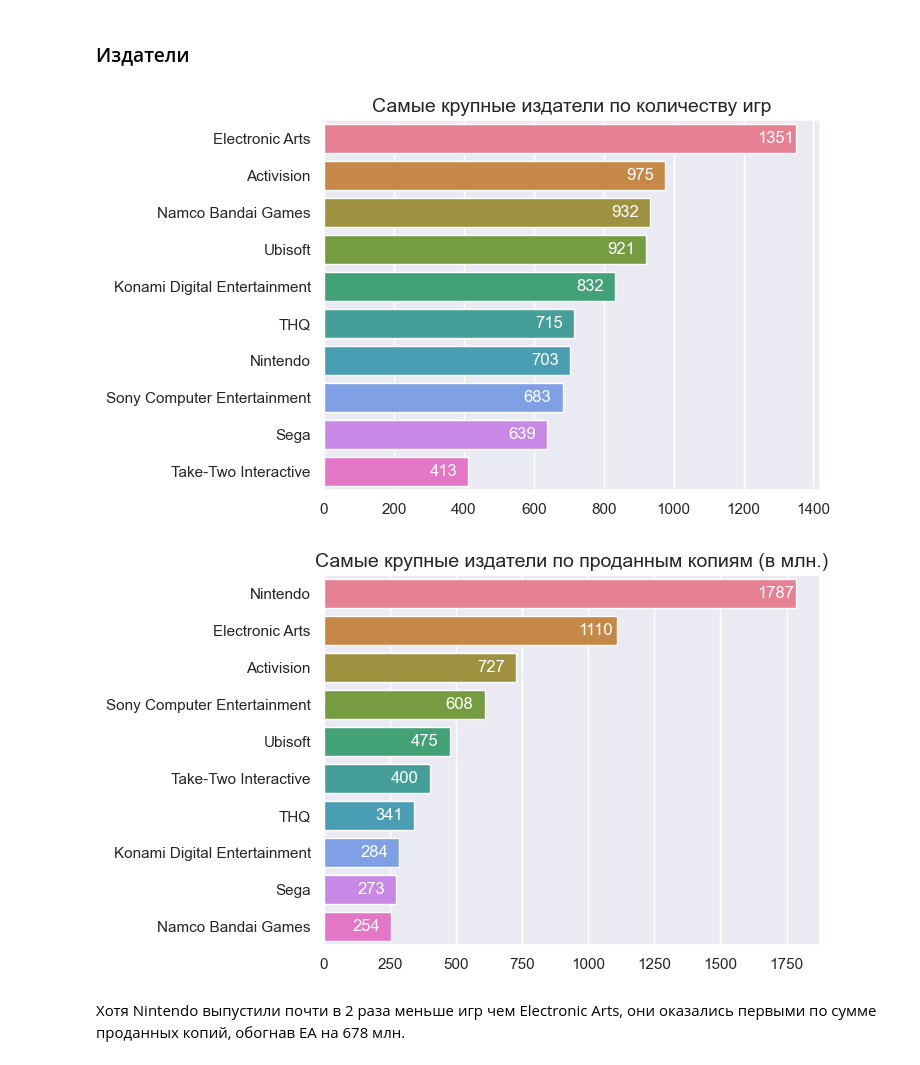
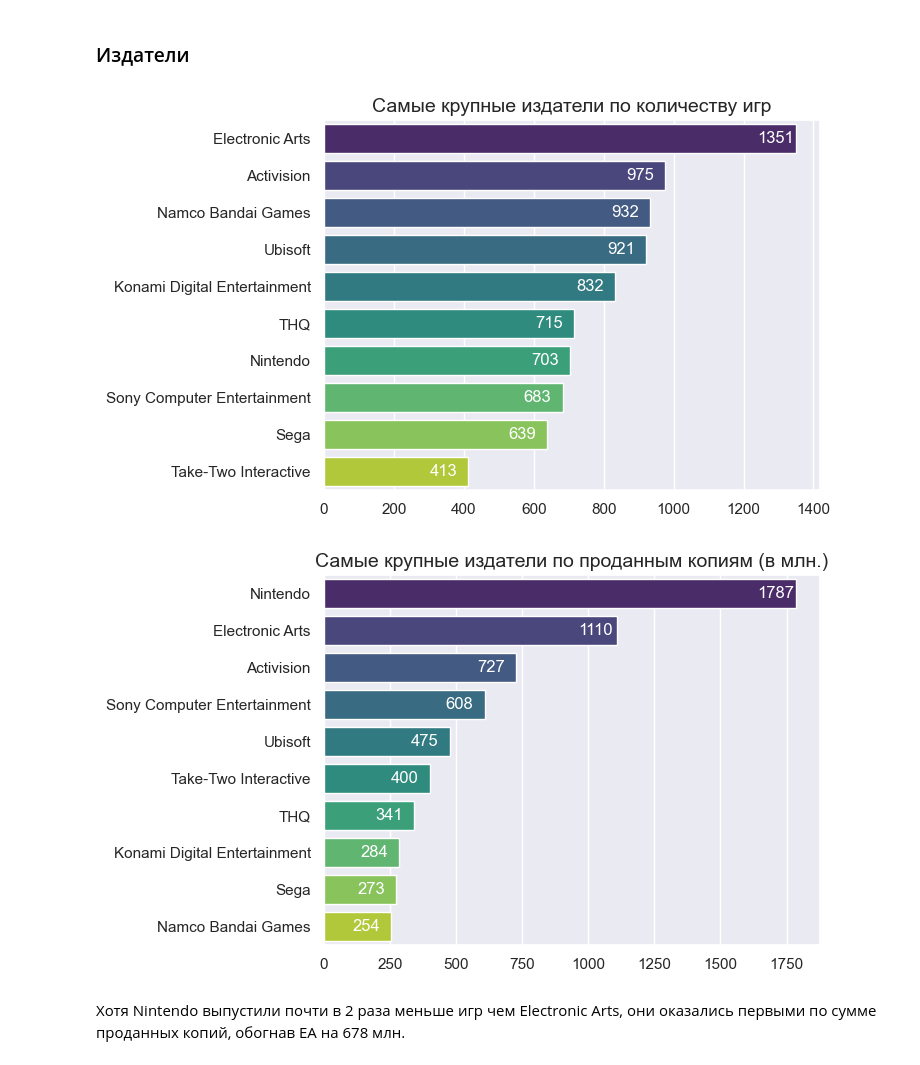
Before and after one commit to ekhavronina/data_analytics, a Jupyter notebook: video_games/video_game_sales.ipynb, the cells around one changed output. Drawn from its saved outputs; the diff is of its cells as text; code cells hidden in the pictures.

```diff
--- a/video_games/video_game_sales.ipynb
+++ b/video_games/video_game_sales.ipynb
@@ -24,10 +24,7 @@ import seaborn as sns
 + Other_Sales - Sales in the rest of the world (in millions)
 + Global_Sales - Total worldwide sales.
 # %%
-games = pd.read_csv('vgsales.csv',
-                    usecols=lambda x: x != 'Rank',
-                    dtype={'Genre': 'category'}
-                   )
+games = pd.read_csv('vgsales.csv', usecols=lambda x: x != 'Rank')
 games
 # %% [output]
 |  | Name | Platform | Year | Genre | Publisher | NA_Sales | EU_Sales | JP_Sales | Other_Sales | ... |
@@ -248,32 +245,30 @@ print(f"Третий квартиль: {int(games['Year'].quantile(0.75))} г.")
 # %%
 ax = sns.barplot(data=publishers_count,
             x='count',
             y='Publisher',
             orient='h',
-            palette='husl'
+            palette='viridis'
            )
 
 ax.bar_label(ax.containers[0], padding=-28, color='white')
 plt.title('Самые крупные издатели по количеству игр', fontdict={'fontsize': 14})
 plt.xlabel(None)
 plt.ylabel(None)
 
 plt.show()
 # %% [output]
-[figure, old version]
+[figure, new version]
 # %%
 publishers_global_sales = (publishers_sales[['Publisher', 'Global_Sales']]
                            .sort_values('Global_Sales', ascending=False)
                            .head(10)
                           )
-publishers_global_sales['Global_Sales'] = publishers_global_sales['Global_Sales'].apply(round)
-
 
 ax = sns.barplot(data=publishers_global_sales,
-            x='Global_Sales',
-            y='Publisher',
+            x=publishers_global_sales['Global_Sales'].apply(round),
+            y=publishers_global_sales['Publisher'],
             orient='h',
-            palette='husl'
+            palette='viridis'
            )
 
 ax.bar_label(ax.containers[0], padding=-28, color='white')
@@ -283,7 +278,7 @@ plt.ylabel(None)
 
 plt.show()
 # %% [output]
-[figure, old version]
+[figure, new version]
 # %% [markdown]
 Хотя Nintendo выпустили почти в 2 раза меньше игр чем Electronic Arts, они оказались первыми по сумме проданных копий, обогнав EA на 678 млн.
 # %% [markdown]
```
Also changed, not shown: parts of 15 cells of this notebook.
